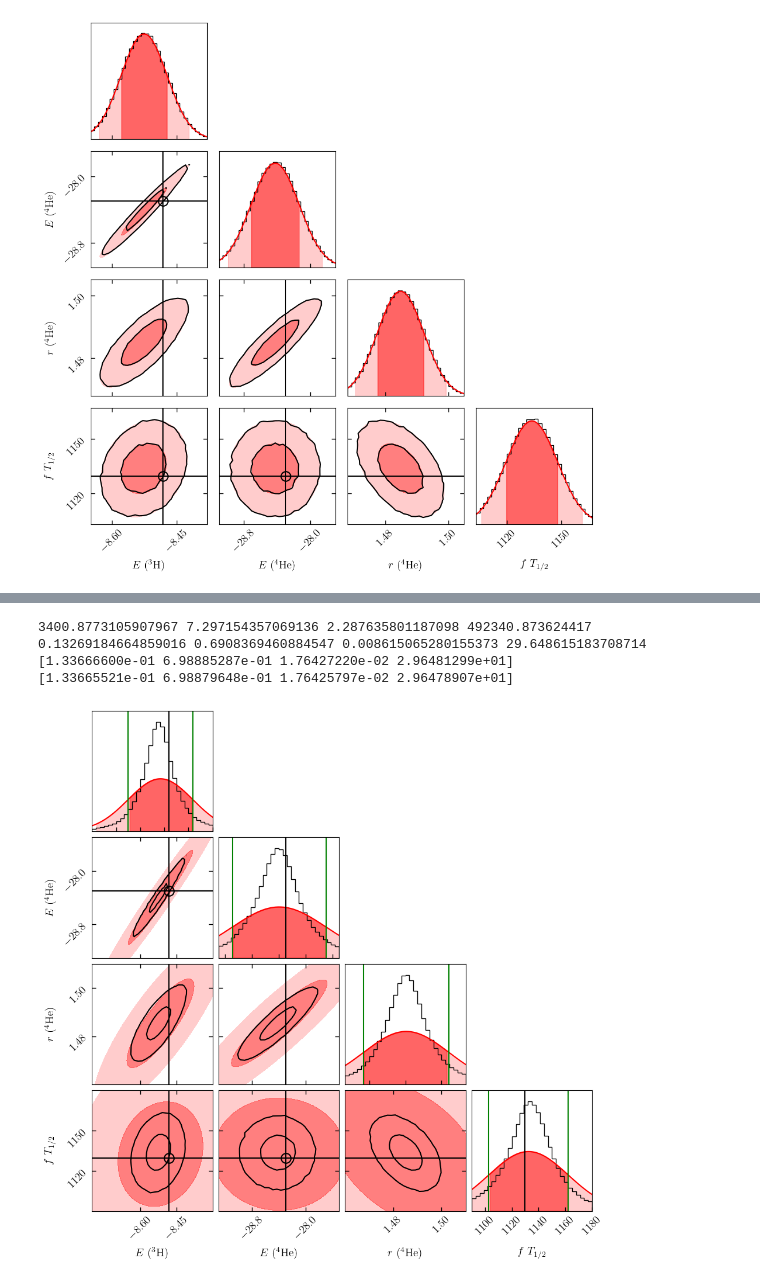
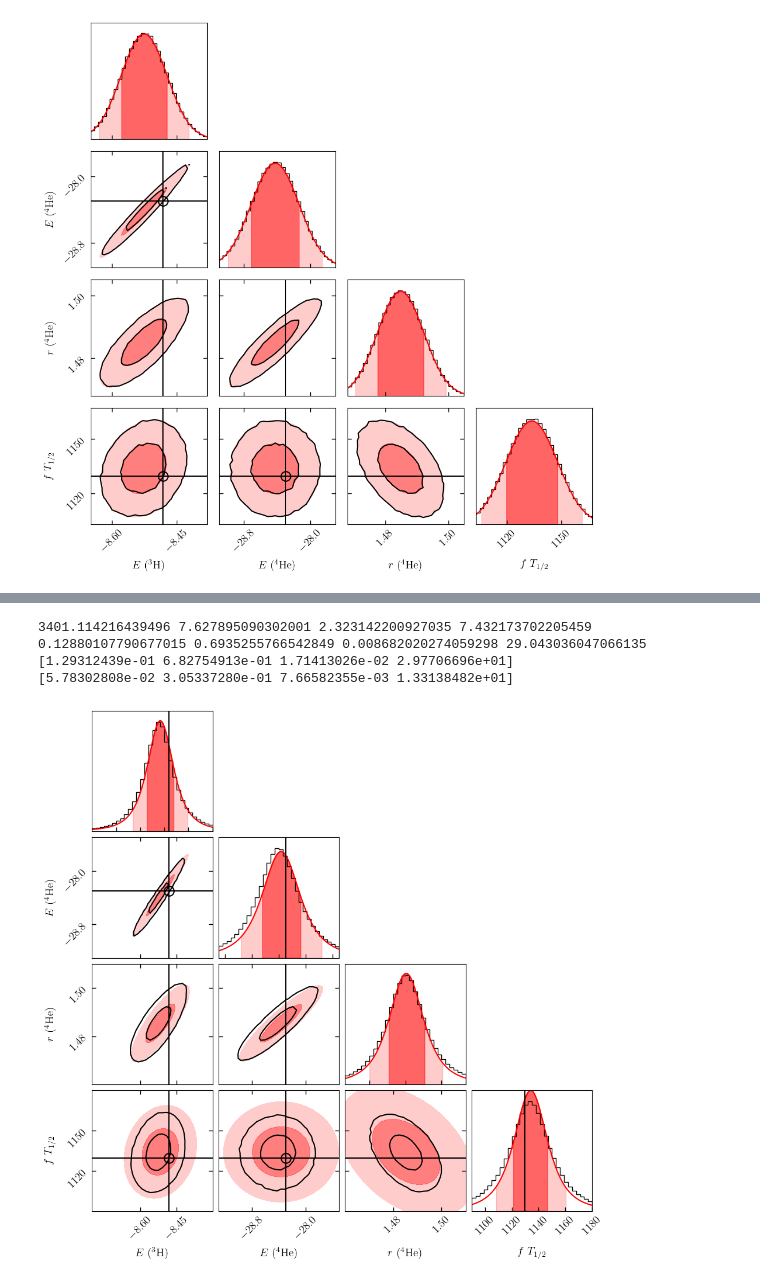
Before and after one commit to stommen/tif285-projects, a Jupyter notebook: project_1/project1_JHOS.ipynb, the cells around one changed output, grey strips where cells are left out. Saved outputs shown, nothing was run; the diff lists cells and outputs as text; code cells hidden in the pictures.

```diff
--- a/project_1/project1_JHOS.ipynb
+++ b/project_1/project1_JHOS.ipynb
@@ -878,9 +882,10 @@ def log_posterior_error(params):
 
 # ----------- Setup the sampling procedure with initial walkers ------------- #
 # Initial position for the walkers
-cD = np.random.normal(0., 1, 50)
-cE = np.random.normal(0., 1, 50)
-Q = np.random.beta(3, 5, 50)
+Nwalker = 50
+cD = np.random.normal(0., 1, Nwalker)
+cE = np.random.normal(0., 1, Nwalker)
+Q = np.random.beta(3, 5, Nwalker)
 
 # Create a 2D array of the initial positions and retrieve the number
 
@@ -1065,7 +1077,7 @@ def fit_samples(samples):
     print(sigma1, sigma2, sigma3, sigma4)
 
     df = (df_E3H + df_E4He + df_Rp4He + df_fT3H) / 4
-    # df = 2.38
+    df = 2.5
     loc = [loc_E3H, loc_E4He, loc_Rp4He, loc_fT3H]
 
     t_cov = np.cov(samples[:, :].T)
@@ -1132,8 +1144,6 @@ def plot_fit(ax, preds, df_fit, loc_fit, scale_fit, cred_region, var_idx):
     ### Plot the t-distribution PDF over the histogram
     ax.plot(x, pdf, 'r')
     ax.axvline(x=truths[var_idx], color='k')
-    ax.axvline(x=loc_fit-scale_fit, color='g')
-    ax.axvline(x=loc_fit+scale_fit, color='g')
 
     fill(cred_region[1], 0.2)
     fill(cred_region[0], 0.5)
@@ -1190,35 +1200,38 @@ truths = [y_E3H, y_E4He, y_Rp4He, y_fT3H]
 #area = [25000, 77000, 3000, 10000000]
 
 # --- Plotting the corner plot with the posterior predictive distribution --- #
 fig = corner.corner(obs_values.T, labels=[r"$E$ ($^3$H)", r"$E$ ($^4$He)", r"$r$ ($^4$He)", r"$f$ $T_{1/2}$"], color='k',
                     show_titles=False, bins=30, plot_contours=True, plot_datapoints=False,
                     plot_density=False, levels=[0.3, 0.72], range=[(-8.8, -8.3), (-29.3, -27.5), (1.46, 1.510), (1090, 1180)])
 fig.set_size_inches(10, 10)
 
 # ----------------- Customize the figure and plot the fits ------------------ #
 # Define the indices for the diagonal and contour plots
 diag_indices = [0, 5, 10, 15]
 contour_indices = [4, 8, 9, 12, 13, 14]
 # Define the indices for the variables in the 2D marginal distribution,
 var_indices = [(0, 1), (0, 2), (1, 2), (0, 3), (1, 3), (2, 3)]
 ticks = [(-8.6, -8.45), (-28.8, -28), (1.48, 1.50), (1120, 1150)]
 
 # Fit the predictive distributions to a multivariate t distribution
 df_fit, loc_fit, shape_fit, mv_t_pdf_obs, cred_1sigma, cred_2sigma = fit_samples(obs_values.T)
 
 for i, ax in enumerate(fig.get_axes()):
     ax.tick_params(axis='both', direction='in', length=5, width=1, colors='black')
     if i in diag_indices:
         preds = obs_values.T[:, diag_indices.index(i)]
         cred_region = [cred_1sigma[diag_indices.index(i)], cred_2sigma[diag_indices.index(i)]]
         plot_fit(ax, preds, df_fit, loc_fit[diag_indices.index(i)], np.sqrt(np.diag(shape_fit))[diag_indices.index(i)], cred_region, diag_indices.index(i))
     elif i in contour_indices:
         ax.yaxis.set_ticks_position('both')
         ax.xaxis.set_ticks_position('both')
         corner_contour(ax, mv_t_pdf_obs, loc_fit, shape_fit, df_fit, var_idx=var_indices[contour_indices.index(i)])
+
+
+fig.savefig('figs/t-dist_plot_RAAAAW.pdf',bbox_inches ='tight')
 # %% [output]
-3400.8773105907967 7.297154357069136 2.287635801187098 492340.873624417
-0.13269184664859016 0.6908369460884547 0.008615065280155373 29.648615183708714
-[1.33666600e-01 6.98885287e-01 1.76427220e-02 2.96481299e+01]
-[1.33665521e-01 6.98879648e-01 1.76425797e-02 2.96478907e+01]
+3401.114216439496 7.627895090302001 2.323142200927035 7.432173702205459
+0.12880107790677015 0.6935255766542849 0.008682020274059298 29.043036047066135
+[1.29312439e-01 6.82754913e-01 1.71413026e-02 2.97706696e+01]
+[5.78302808e-02 3.05337280e-01 7.66582355e-03 1.33138482e+01]
-[figure, old version]
+[figure, new version]
```
Also changed, not shown: parts of 2 cells of this notebook, 8 other files.
